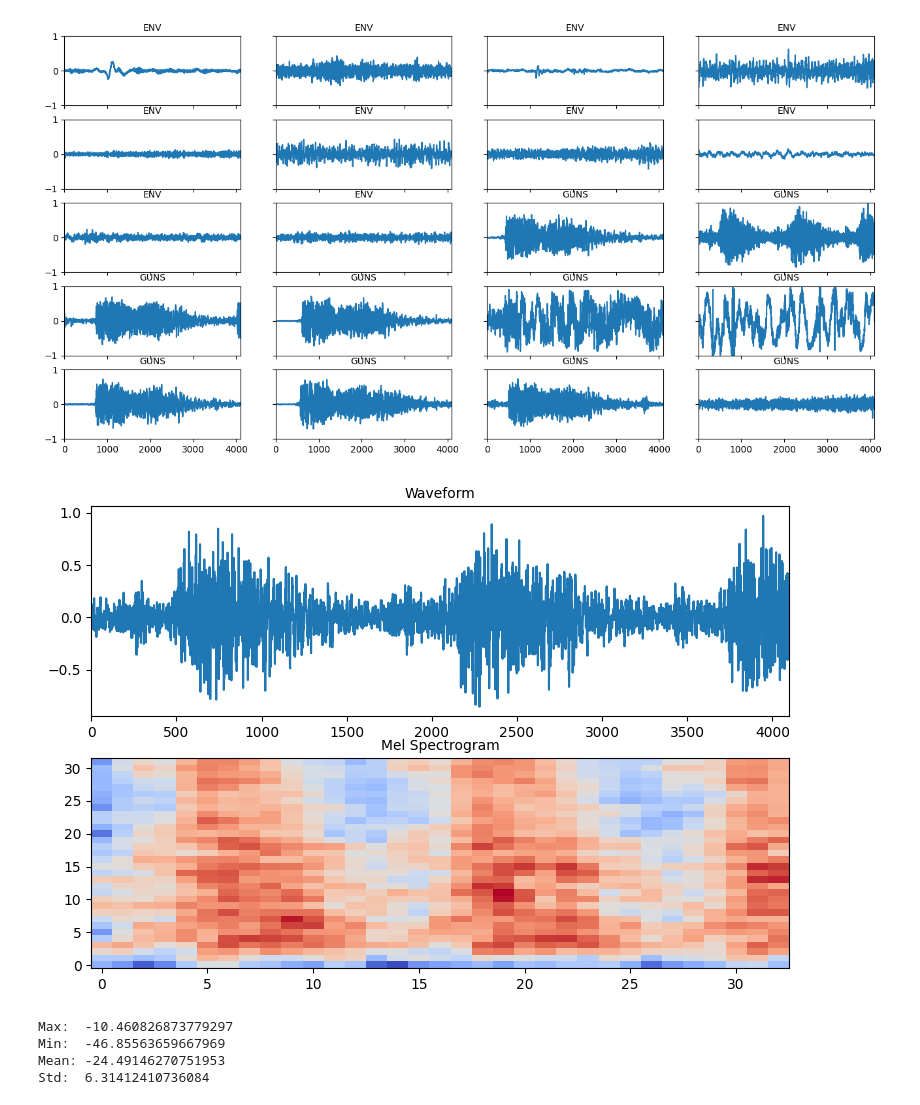
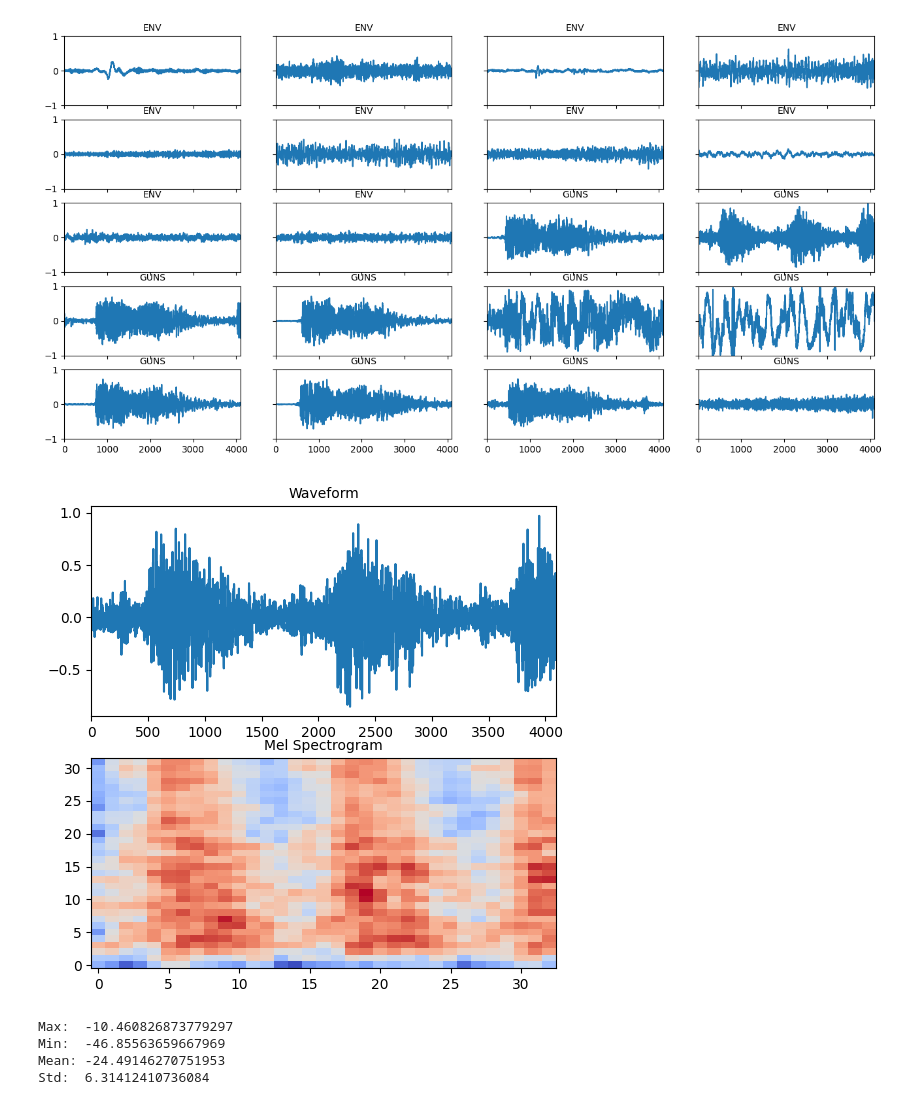
Before and after one commit to claesrolen/PAIHT24D_proj, a Jupyter notebook: train.ipynb, the cells around one changed output. Drawn from its saved outputs; the diff is of its cells as text; code cells hidden in the pictures.

```diff
--- a/train.ipynb
+++ b/train.ipynb
@@ -104,15 +106,16 @@ for i in range(n):
 # %% [output]
 [figure]
 # %%
-fig, ax = plt.subplots(2, figsize=(9, 6))
+fig, ax = plt.subplots(2, figsize=(6, 6))
 ax[0].plot(ex_data[11])
 ax[0].set_title("Waveform")
 Smel = get_spectrogram(ex_data[11])
 plot_spectrogram(Smel, ax[1])
 ax[1].set_title("Mel Spectrogram")
+plt.savefig('DOC/mel_feature.png', bbox_inches='tight')
 plt.show()
 # %% [output]
-[figure, old version]
+[figure, new version]
 # %%
 Imean = np.mean(Smel)
 Imax = np.max(Smel)
```
Also changed, not shown: parts of 24 cells of this notebook, 14 other files.
